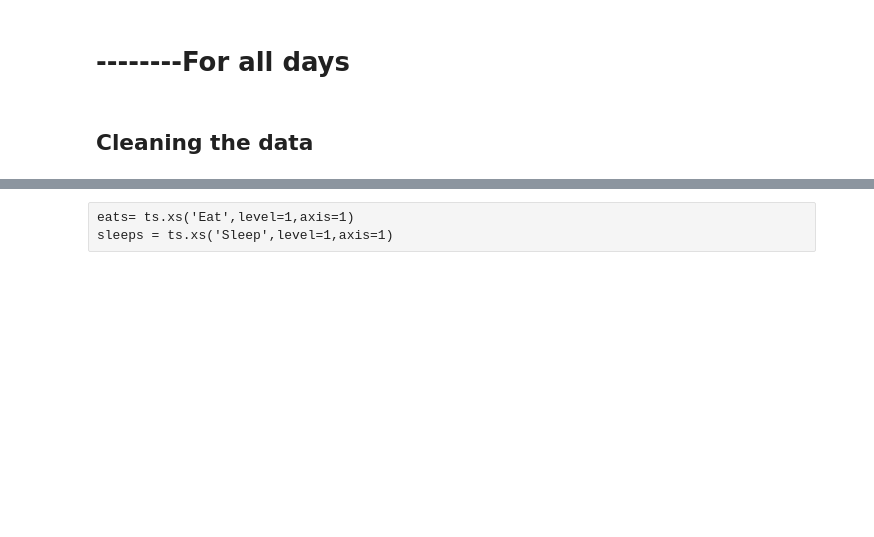
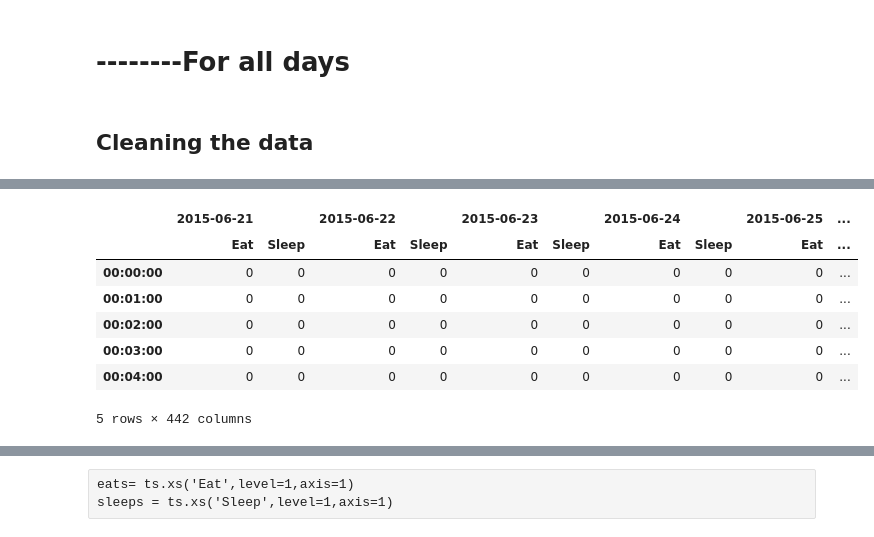
Before and after one commit to randirl17/FeedingTimes, a Jupyter notebook: Day24hr.ipynb, the cells around one changed output, grey strips where cells are left out. Drawn from its saved outputs; the diff is of its cells as text; code cells hidden in the pictures; blank space fills up the shorter version.

```diff
--- a/Day24hr.ipynb
+++ b/Day24hr.ipynb
@@ -201,0 +153,24 @@ for i,dtinfo in enumerate(df.time):
+# %%
+#create array for index
+timeind = pd.date_range("00:00", "23:59", freq='min').time
+#create date, eat/sleep arrays for multiIndex
+totarr = pd.Series(d.date() for d in df.time)
+datearr = totarr.unique()
+dateind = []
+for d in datearr:
+    dateind.append(d)
+    dateind.append(d)
+esarr = ['Eat','Sleep']*len(datearr)
+arrays = [dateind,esarr]
+
+ts = pd.DataFrame(np.zeros((len(timeind),len(dateind))),index=timeind,columns=arrays)
+ts.head()
+# %% [output]
+|  | 2015-06-21 |  | 2015-06-22 |  | 2015-06-23 |  | 2015-06-24 |  | 2015-06-25 | ... |
+|  | Eat | Sleep | Eat | Sleep | Eat | Sleep | Eat | Sleep | Eat | ... |
+| 00:00:00 | 0 | 0 | 0 | 0 | 0 | 0 | 0 | 0 | 0 | ... |
+| 00:01:00 | 0 | 0 | 0 | 0 | 0 | 0 | 0 | 0 | 0 | ... |
+| 00:02:00 | 0 | 0 | 0 | 0 | 0 | 0 | 0 | 0 | 0 | ... |
+| 00:03:00 | 0 | 0 | 0 | 0 | 0 | 0 | 0 | 0 | 0 | ... |
+| 00:04:00 | 0 | 0 | 0 | 0 | 0 | 0 | 0 | 0 | 0 | ... |
+5 rows × 442 columns
```
Also changed, not shown: parts of 10 cells of this notebook, 3 other files.
